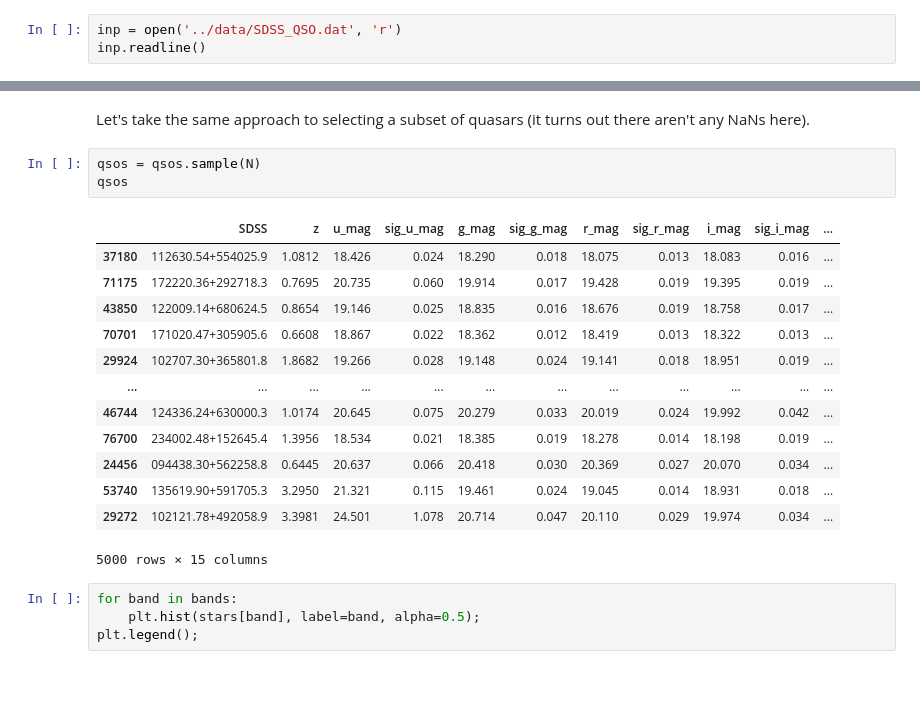
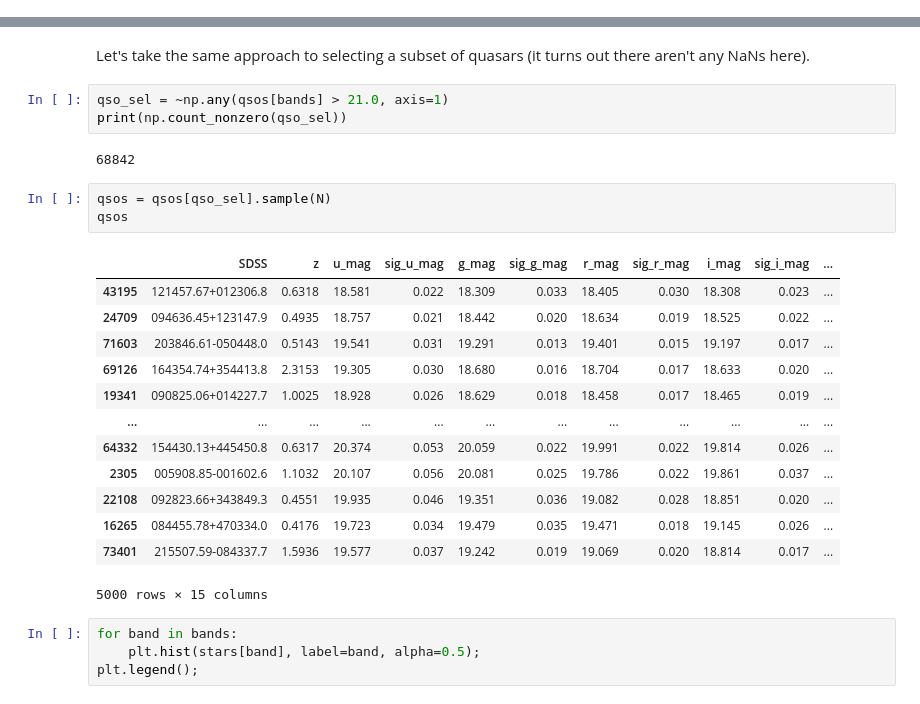
Before and after one commit to maxisi/bfarr-comp-phys-25, a Jupyter notebook: notebooks/Logistic Regression w SDSS.ipynb, the cells around one changed output, grey strips where cells are left out. Cells and saved outputs as stored; diff of their text form.

````diff
--- a/notebooks/Logistic Regression w SDSS.ipynb
+++ b/notebooks/Logistic Regression w SDSS.ipynb
@@ -75,6 +68,3 @@ Finally let's pull the spectroscopically confirmed Quasars.  More information on
 ```bash
 !wget -q --no-check-certificate -O ../data/SDSS_QSO.dat https://raw.githubusercontent.com/Astroinformatics/CAStArchive/refs/heads/main/MSMA/SDSS_QSO.dat
 ```
-# %%
-inp = open('../data/SDSS_QSO.dat', 'r')
-inp.readline()
@@ -192,21 +162,26 @@ dtype: bool
 # %% [markdown]
 Let's take the same approach to selecting a subset of quasars (it turns out there aren't any NaNs here).
+# %%
+qso_sel = ~np.any(qsos[bands] > 21.0, axis=1)
+print(np.count_nonzero(qso_sel))
+# %% [output]
+68842
 # %%
-qsos = qsos.sample(N)
+qsos = qsos[qso_sel].sample(N)
 qsos
 # %% [output]
 |  | SDSS | z | u_mag | sig_u_mag | g_mag | sig_g_mag | r_mag | sig_r_mag | i_mag | sig_i_mag | ... |
-| 37180 | 112630.54+554025.9 | 1.0812 | 18.426 | 0.024 | 18.290 | 0.018 | 18.075 | 0.013 | 18.083 | 0.016 | ... |
-| 71175 | 172220.36+292718.3 | 0.7695 | 20.735 | 0.060 | 19.914 | 0.017 | 19.428 | 0.019 | 19.395 | 0.019 | ... |
-| 43850 | 122009.14+680624.5 | 0.8654 | 19.146 | 0.025 | 18.835 | 0.016 | 18.676 | 0.019 | 18.758 | 0.017 | ... |
-| 70701 | 171020.47+305905.6 | 0.6608 | 18.867 | 0.022 | 18.362 | 0.012 | 18.419 | 0.013 | 18.322 | 0.013 | ... |
-| 29924 | 102707.30+365801.8 | 1.8682 | 19.266 | 0.028 | 19.148 | 0.024 | 19.141 | 0.018 | 18.951 | 0.019 | ... |
+| 43195 | 121457.67+012306.8 | 0.6318 | 18.581 | 0.022 | 18.309 | 0.033 | 18.405 | 0.030 | 18.308 | 0.023 | ... |
+| 24709 | 094636.45+123147.9 | 0.4935 | 18.757 | 0.021 | 18.442 | 0.020 | 18.634 | 0.019 | 18.525 | 0.022 | ... |
+| 71603 | 203846.61-050448.0 | 0.5143 | 19.541 | 0.031 | 19.291 | 0.013 | 19.401 | 0.015 | 19.197 | 0.017 | ... |
+| 69126 | 164354.74+354413.8 | 2.3153 | 19.305 | 0.030 | 18.680 | 0.016 | 18.704 | 0.017 | 18.633 | 0.020 | ... |
+| 19341 | 090825.06+014227.7 | 1.0025 | 18.928 | 0.026 | 18.629 | 0.018 | 18.458 | 0.017 | 18.465 | 0.019 | ... |
 | ... | ... | ... | ... | ... | ... | ... | ... | ... | ... | ... | ... |
-| 46744 | 124336.24+630000.3 | 1.0174 | 20.645 | 0.075 | 20.279 | 0.033 | 20.019 | 0.024 | 19.992 | 0.042 | ... |
-| 76700 | 234002.48+152645.4 | 1.3956 | 18.534 | 0.021 | 18.385 | 0.019 | 18.278 | 0.014 | 18.198 | 0.019 | ... |
-| 24456 | 094438.30+562258.8 | 0.6445 | 20.637 | 0.066 | 20.418 | 0.030 | 20.369 | 0.027 | 20.070 | 0.034 | ... |
-| 53740 | 135619.90+591705.3 | 3.2950 | 21.321 | 0.115 | 19.461 | 0.024 | 19.045 | 0.014 | 18.931 | 0.018 | ... |
-| 29272 | 102121.78+492058.9 | 3.3981 | 24.501 | 1.078 | 20.714 | 0.047 | 20.110 | 0.029 | 19.974 | 0.034 | ... |
+| 64332 | 154430.13+445450.8 | 0.6317 | 20.374 | 0.053 | 20.059 | 0.022 | 19.991 | 0.022 | 19.814 | 0.026 | ... |
+| 2305 | 005908.85-001602.6 | 1.1032 | 20.107 | 0.056 | 20.081 | 0.025 | 19.786 | 0.022 | 19.861 | 0.037 | ... |
+| 22108 | 092823.66+343849.3 | 0.4551 | 19.935 | 0.046 | 19.351 | 0.036 | 19.082 | 0.028 | 18.851 | 0.020 | ... |
+| 16265 | 084455.78+470334.0 | 0.4176 | 19.723 | 0.034 | 19.479 | 0.035 | 19.471 | 0.018 | 19.145 | 0.026 | ... |
+| 73401 | 215507.59-084337.7 | 1.5936 | 19.577 | 0.037 | 19.242 | 0.019 | 19.069 | 0.020 | 18.814 | 0.017 | ... |
 5000 rows × 15 columns
 # %%
 for band in bands:
````
Also changed, not shown: parts of 41 cells of this notebook.
